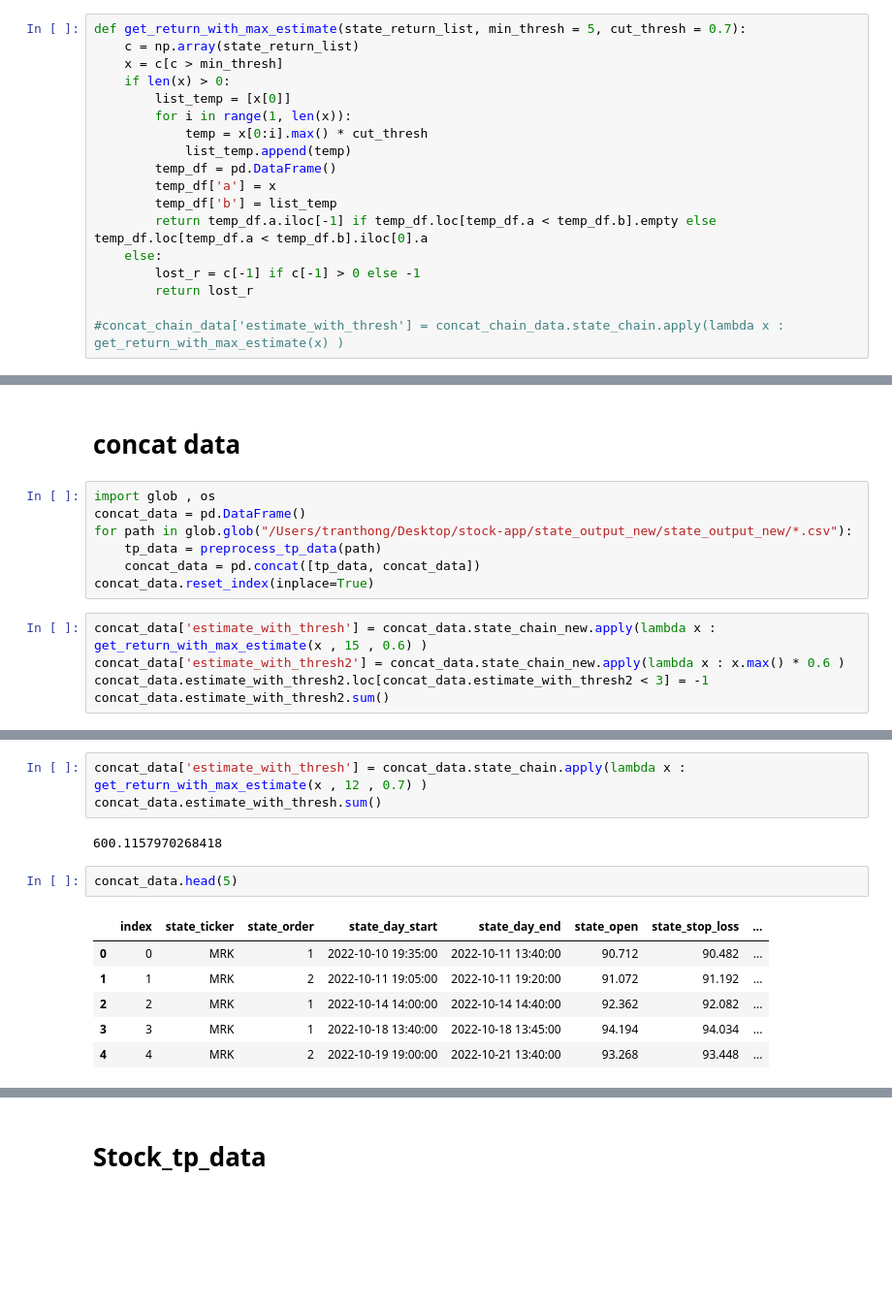
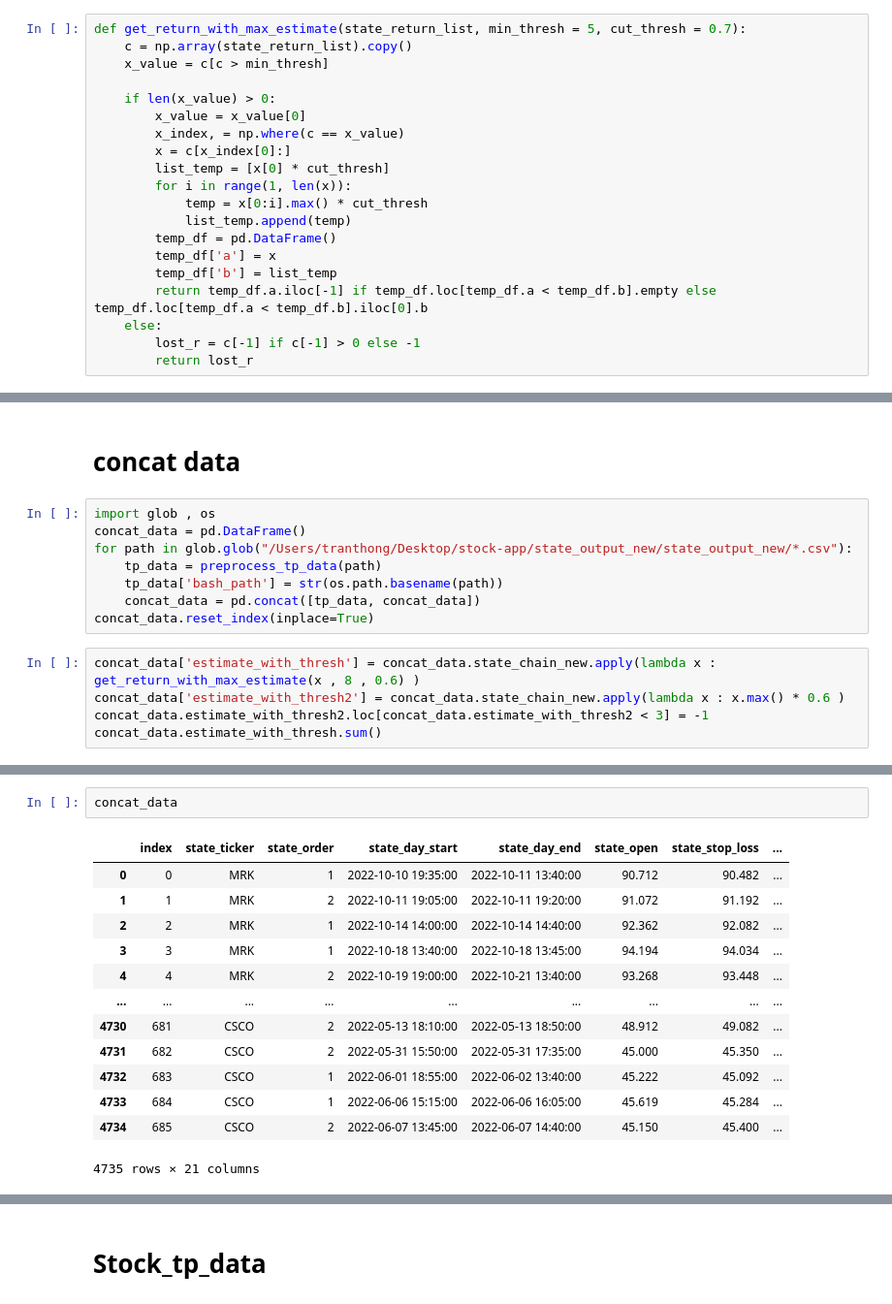
Before and after one commit to trollssqwer/stock-app, a Jupyter notebook: test.ipynb, the cells around one changed output, grey strips where cells are left out. Shown at 97% size. Drawn from its saved outputs; the diff is of its cells as text; blank space fills up the shorter version.

```diff
--- a/test.ipynb
+++ b/test.ipynb
@@ -33,19 +35,21 @@ def preprocess_tp_data(path):
 tp_data = preprocess_tp_data('/Users/tranthong/Desktop/stock-app/state_output_new/state_output_new/stateoutput120.csv')
 # %%
 def get_return_with_max_estimate(state_return_list, min_thresh = 5, cut_thresh = 0.7):
-    c = np.array(state_return_list)
-    x = c[c > min_thresh]
-    if len(x) > 0:
-        list_temp = [x[0]]
+    c = np.array(state_return_list).copy()
+    x_value = c[c > min_thresh]
+
+    if len(x_value) > 0:
+        x_value = x_value[0]
+        x_index, = np.where(c == x_value)
+        x = c[x_index[0]:]
+        list_temp = [x[0] * cut_thresh]
         for i in range(1, len(x)):
             temp = x[0:i].max() * cut_thresh
             list_temp.append(temp)
         temp_df = pd.DataFrame()
         temp_df['a'] = x
         temp_df['b'] = list_temp
-        return temp_df.a.iloc[-1] if temp_df.loc[temp_df.a < temp_df.b].empty else  temp_df.loc[temp_df.a < temp_df.b].iloc[0].a
+        return temp_df.a.iloc[-1] if temp_df.loc[temp_df.a < temp_df.b].empty else  temp_df.loc[temp_df.a < temp_df.b].iloc[0].b
     else:
         lost_r = c[-1] if c[-1] > 0 else -1
         return lost_r
-
-#concat_chain_data['estimate_with_thresh'] = concat_chain_data.state_chain.apply(lambda x : get_return_with_max_estimate(x) )
@@ -125,11 +145,12 @@ import glob , os
 concat_data = pd.DataFrame()
 for path in glob.glob("/Users/tranthong/Desktop/stock-app/state_output_new/state_output_new/*.csv"):
     tp_data = preprocess_tp_data(path)
+    tp_data['bash_path'] = str(os.path.basename(path))
     concat_data = pd.concat([tp_data, concat_data])
 concat_data.reset_index(inplace=True)
 # %%
-concat_data['estimate_with_thresh'] = concat_data.state_chain_new.apply(lambda x : get_return_with_max_estimate(x , 15 , 0.6) )
+concat_data['estimate_with_thresh'] = concat_data.state_chain_new.apply(lambda x : get_return_with_max_estimate(x , 8 , 0.6) )
 concat_data['estimate_with_thresh2'] = concat_data.state_chain_new.apply(lambda x : x.max() * 0.6 )
 concat_data.estimate_with_thresh2.loc[concat_data.estimate_with_thresh2 < 3] = -1
-concat_data.estimate_with_thresh2.sum()
+concat_data.estimate_with_thresh.sum()
 # %% [output]
@@ -228,14 +158,16 @@ concat_chain_data.head(5)
-# %%
-concat_data['estimate_with_thresh'] = concat_data.state_chain.apply(lambda x : get_return_with_max_estimate(x , 12 , 0.7) )
-concat_data.estimate_with_thresh.sum()
-# %% [output]
-600.1157970268418
 # %%
-concat_data.head(5)
+concat_data
 # %% [output]
 |  | index | state_ticker | state_order | state_day_start | state_day_end | state_open | state_stop_loss | ... |
 | 0 | 0 | MRK | 1 | 2022-10-10 19:35:00 | 2022-10-11 13:40:00 | 90.712 | 90.482 | ... |
 | 1 | 1 | MRK | 2 | 2022-10-11 19:05:00 | 2022-10-11 19:20:00 | 91.072 | 91.192 | ... |
 | 2 | 2 | MRK | 1 | 2022-10-14 14:00:00 | 2022-10-14 14:40:00 | 92.362 | 92.082 | ... |
 | 3 | 3 | MRK | 1 | 2022-10-18 13:40:00 | 2022-10-18 13:45:00 | 94.194 | 94.034 | ... |
 | 4 | 4 | MRK | 2 | 2022-10-19 19:00:00 | 2022-10-21 13:40:00 | 93.268 | 93.448 | ... |
+| ... | ... | ... | ... | ... | ... | ... | ... | ... |
+| 4730 | 681 | CSCO | 2 | 2022-05-13 18:10:00 | 2022-05-13 18:50:00 | 48.912 | 49.082 | ... |
+| 4731 | 682 | CSCO | 2 | 2022-05-31 15:50:00 | 2022-05-31 17:35:00 | 45.000 | 45.350 | ... |
+| 4732 | 683 | CSCO | 1 | 2022-06-01 18:55:00 | 2022-06-02 13:40:00 | 45.222 | 45.092 | ... |
+| 4733 | 684 | CSCO | 1 | 2022-06-06 15:15:00 | 2022-06-06 16:05:00 | 45.619 | 45.284 | ... |
+| 4734 | 685 | CSCO | 2 | 2022-06-07 13:45:00 | 2022-06-07 14:40:00 | 45.150 | 45.400 | ... |
+4735 rows × 21 columns
```
Also changed, not shown: parts of 31 cells of this notebook, 9 other files.
